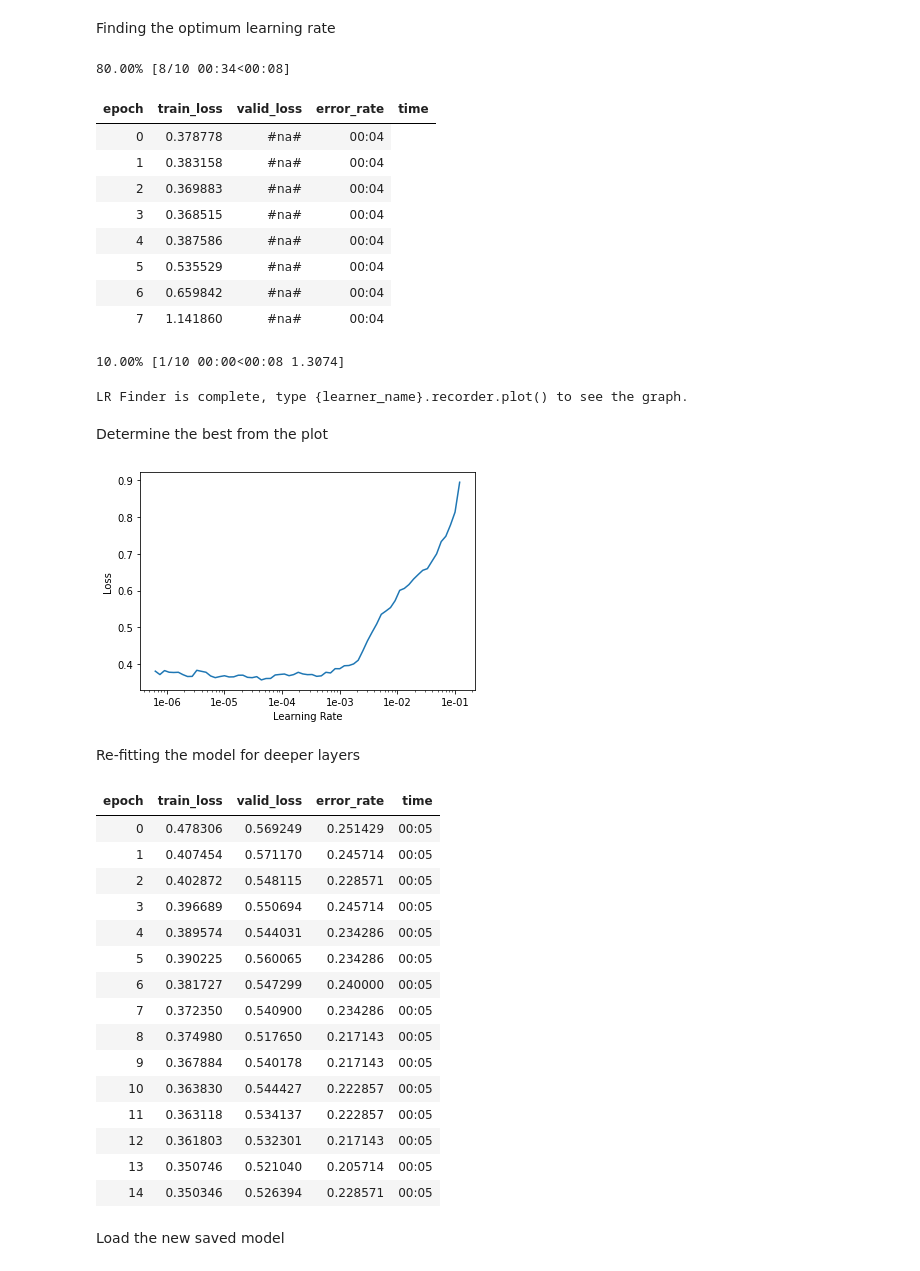
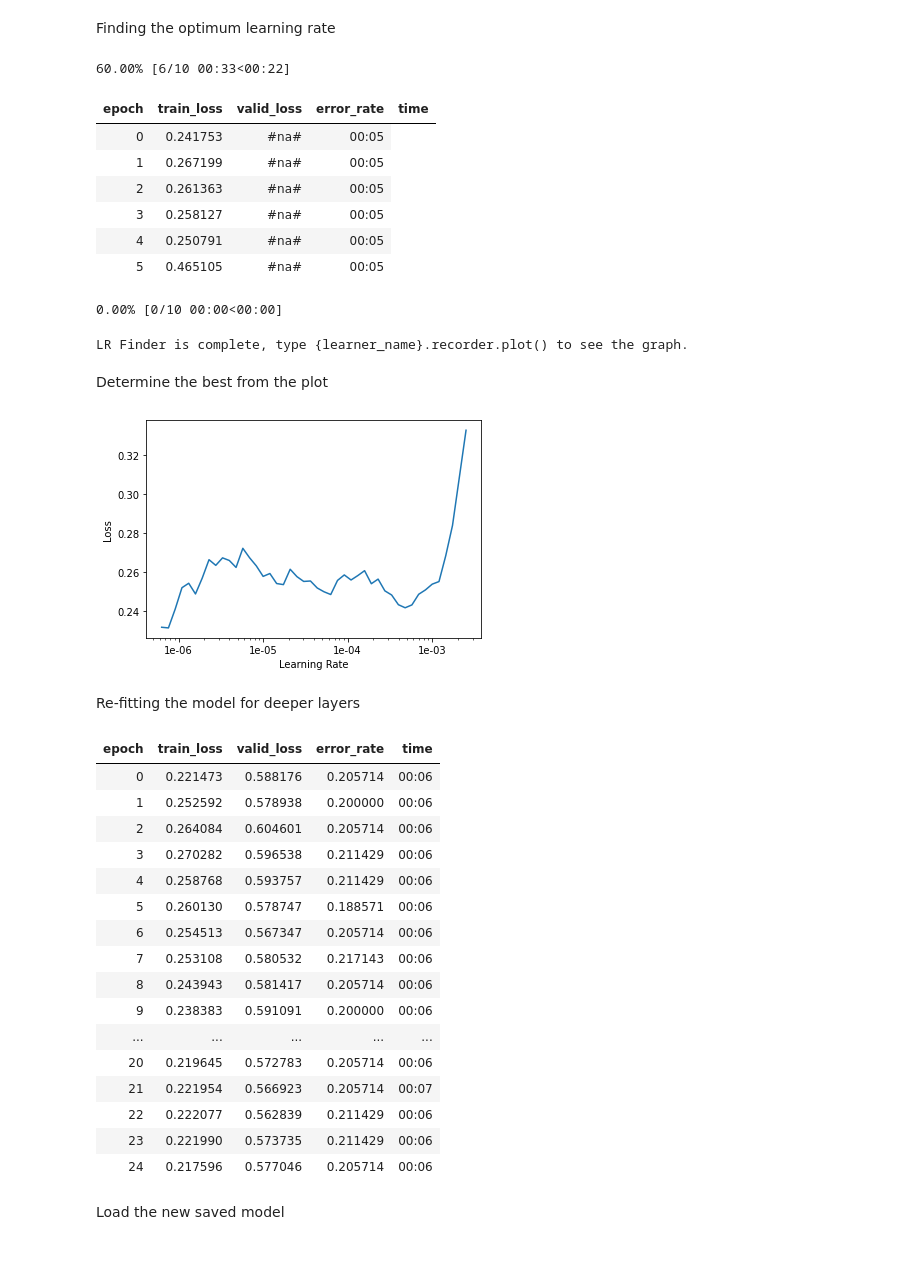
Before and after one commit to salahudeentope/British-NHS-Prescription-Drugs-Analysis-, a Jupyter notebook: Captone_project_Team_Rust.ipynb, the cells around one changed output. Cells and saved outputs as stored; diff of their text form; code cells hidden in the pictures.

```diff
--- a/Captone_project_Team_Rust.ipynb
+++ b/Captone_project_Team_Rust.ipynb
@@ -75,6 +74,6 @@ Downloading: "https://download.pytorch.org/models/resnet50-19c8e357.pth" to /roo
 # %% [markdown]
 Fit the top layer of the model
 # %%
-learn.fit_one_cycle(15, max_lr=slice(1e-3, 1e-2))
+learn.fit_one_cycle(25, max_lr=slice(1e-3, 1e-2))
 # %% [output]
 | epoch | train_loss | valid_loss | error_rate | time |
@@ -106,17 +106,15 @@ Finding the optimum learning rate
 # %%
 learn.lr_find()
 # %% [output]
-80.00% [8/10 00:34<00:08]
+60.00% [6/10 00:33<00:22]
 | epoch | train_loss | valid_loss | error_rate | time |
-| 0 | 0.378778 | #na# | 00:04 |
-| 1 | 0.383158 | #na# | 00:04 |
-| 2 | 0.369883 | #na# | 00:04 |
-| 3 | 0.368515 | #na# | 00:04 |
-| 4 | 0.387586 | #na# | 00:04 |
-| 5 | 0.535529 | #na# | 00:04 |
-| 6 | 0.659842 | #na# | 00:04 |
-| 7 | 1.141860 | #na# | 00:04 |
+| 0 | 0.241753 | #na# | 00:05 |
+| 1 | 0.267199 | #na# | 00:05 |
+| 2 | 0.261363 | #na# | 00:05 |
+| 3 | 0.258127 | #na# | 00:05 |
+| 4 | 0.250791 | #na# | 00:05 |
+| 5 | 0.465105 | #na# | 00:05 |
-10.00% [1/10 00:00<00:08 1.3074]
+0.00% [0/10 00:00<00:00]
 LR Finder is complete, type {learner_name}.recorder.plot() to see the graph.
 # %% [markdown]
 Determine the best from the plot
@@ -125,28 +123,29 @@ Determine the best from the plot
 # learn.lr_find(start_lr=1e-5, end_lr=1e-1)
 learn.recorder.plot()
 # %% [output]
-[figure, old version]
+[figure, new version]
 # %% [markdown]
 Re-fitting the model for deeper layers
 # %%
-learn.fit_one_cycle(15, max_lr=slice(1e-6,1e-5))
+learn.fit_one_cycle(25, max_lr=slice(1e-6,1e-5))
 # %% [output]
 | epoch | train_loss | valid_loss | error_rate | time |
-| 0 | 0.478306 | 0.569249 | 0.251429 | 00:05 |
-| 1 | 0.407454 | 0.571170 | 0.245714 | 00:05 |
-| 2 | 0.402872 | 0.548115 | 0.228571 | 00:05 |
-| 3 | 0.396689 | 0.550694 | 0.245714 | 00:05 |
-| 4 | 0.389574 | 0.544031 | 0.234286 | 00:05 |
-| 5 | 0.390225 | 0.560065 | 0.234286 | 00:05 |
-| 6 | 0.381727 | 0.547299 | 0.240000 | 00:05 |
-| 7 | 0.372350 | 0.540900 | 0.234286 | 00:05 |
-| 8 | 0.374980 | 0.517650 | 0.217143 | 00:05 |
-| 9 | 0.367884 | 0.540178 | 0.217143 | 00:05 |
-| 10 | 0.363830 | 0.544427 | 0.222857 | 00:05 |
-| 11 | 0.363118 | 0.534137 | 0.222857 | 00:05 |
-| 12 | 0.361803 | 0.532301 | 0.217143 | 00:05 |
-| 13 | 0.350746 | 0.521040 | 0.205714 | 00:05 |
-| 14 | 0.350346 | 0.526394 | 0.228571 | 00:05 |
+| 0 | 0.221473 | 0.588176 | 0.205714 | 00:06 |
+| 1 | 0.252592 | 0.578938 | 0.200000 | 00:06 |
+| 2 | 0.264084 | 0.604601 | 0.205714 | 00:06 |
+| 3 | 0.270282 | 0.596538 | 0.211429 | 00:06 |
+| 4 | 0.258768 | 0.593757 | 0.211429 | 00:06 |
+| 5 | 0.260130 | 0.578747 | 0.188571 | 00:06 |
+| 6 | 0.254513 | 0.567347 | 0.205714 | 00:06 |
+| 7 | 0.253108 | 0.580532 | 0.217143 | 00:06 |
+| 8 | 0.243943 | 0.581417 | 0.205714 | 00:06 |
+| 9 | 0.238383 | 0.591091 | 0.200000 | 00:06 |
+| ... | ... | ... | ... | ... |
+| 20 | 0.219645 | 0.572783 | 0.205714 | 00:06 |
+| 21 | 0.221954 | 0.566923 | 0.205714 | 00:07 |
+| 22 | 0.222077 | 0.562839 | 0.211429 | 00:06 |
+| 23 | 0.221990 | 0.573735 | 0.211429 | 00:06 |
+| 24 | 0.217596 | 0.577046 | 0.205714 | 00:06 |
 # %%
 learn.save('stage-2-64')
 # %% [markdown]
```
Also changed, not shown: parts of 16 cells of this notebook.
